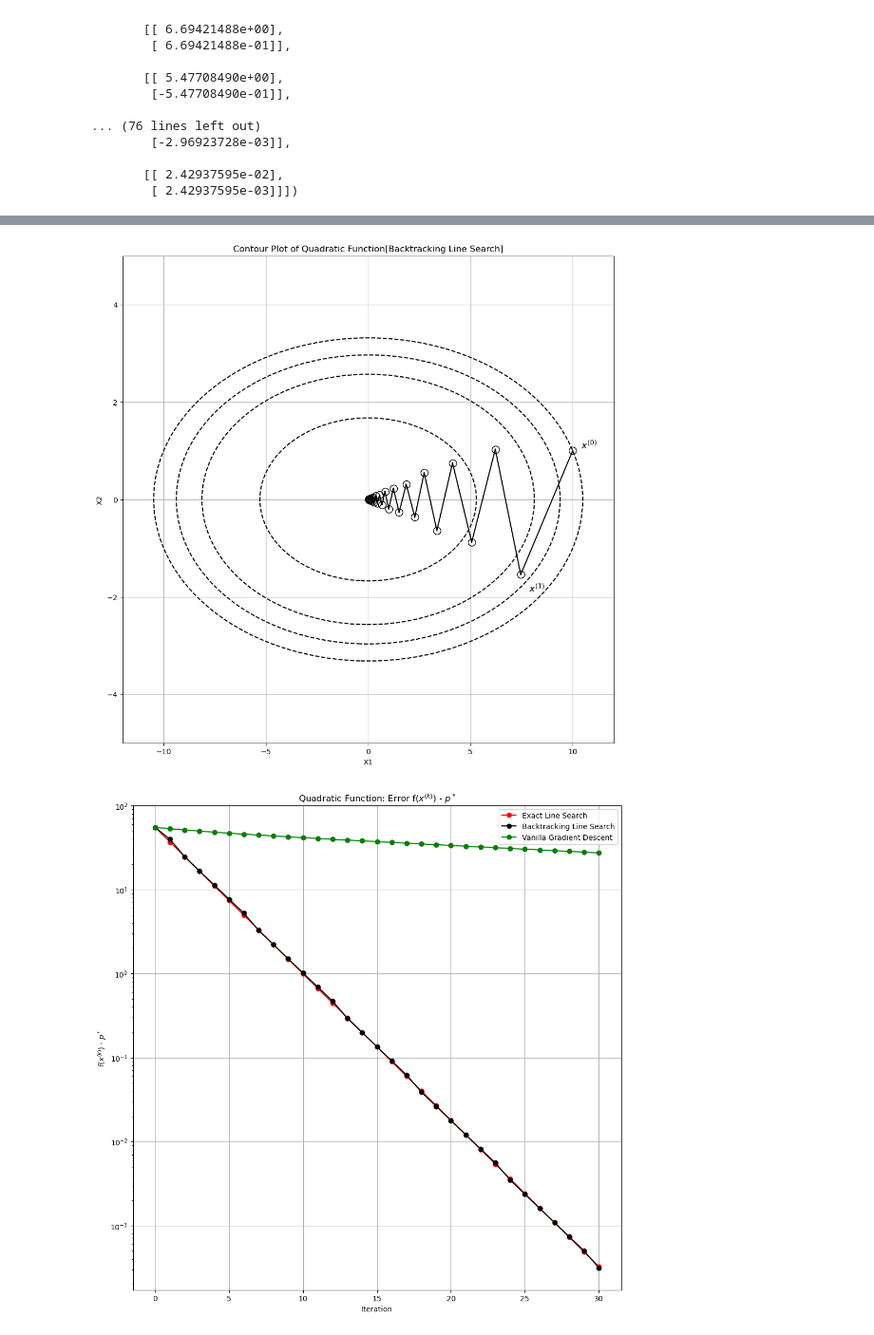
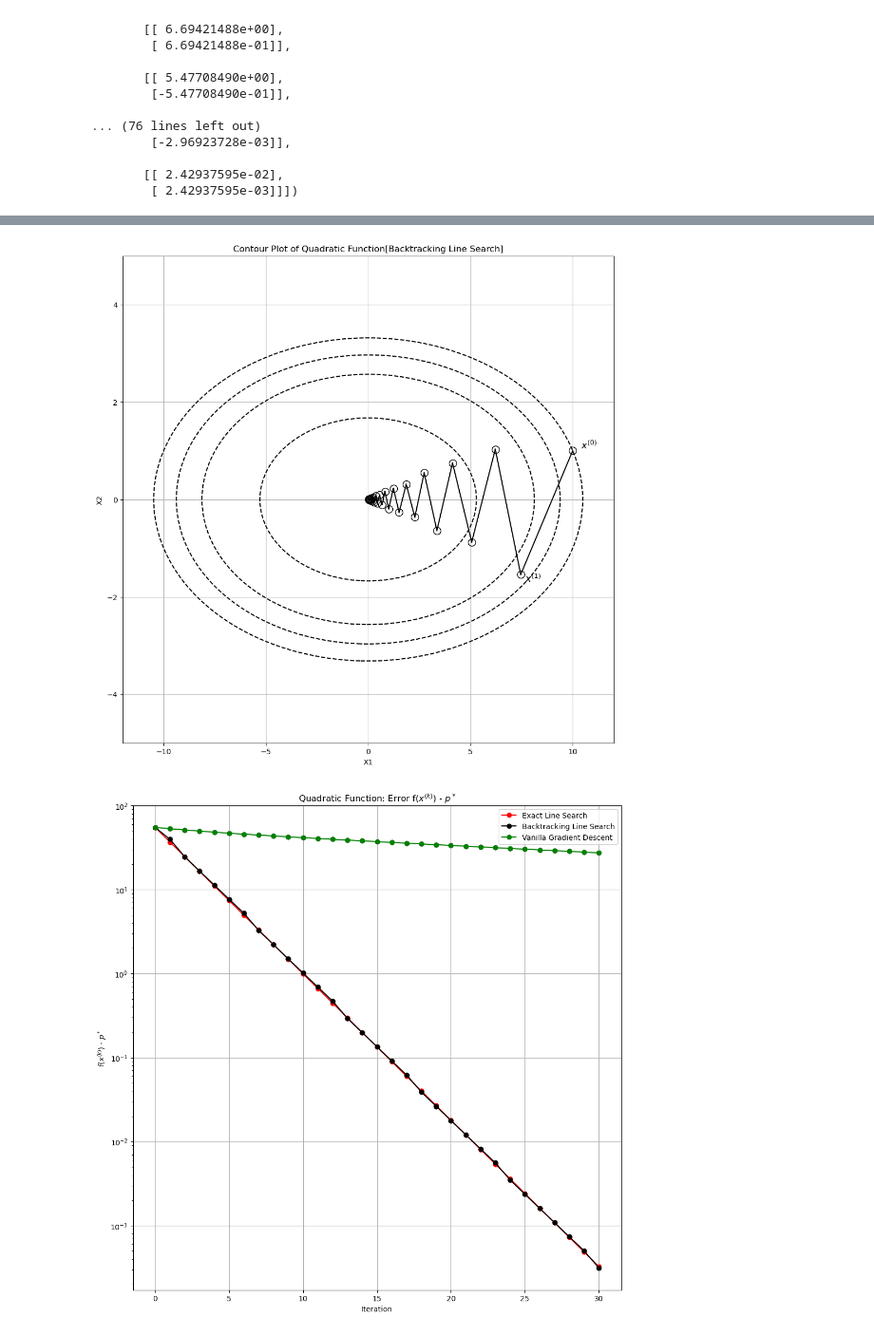
Before and after one commit to Ravi-Raghavan/ConvexOptimization, a Jupyter notebook: Homework #4 - Part 2.ipynb, the cells around one changed output, grey strips where cells are left out. Shown at 95% size. Cells and saved outputs as stored; diff of their text form; code cells hidden in the pictures.

```diff
--- a/Homework #4 - Part 2.ipynb
+++ b/Homework #4 - Part 2.ipynb
@@ -325,35 +325,35 @@ X1, X2 = np.meshgrid(x1, x2)
 #gamma: function input
 def f1_plot(x1, x2, gamma = 10):
     return 0.5 * ((x1 ** 2) + (gamma * (x2 ** 2)))
 
 #given points on the contour grid, get function values
 F = f1_plot(X1, X2)
 
 #set figure size
 plt.figure(figsize = (12, 12))
 
 #plot f1 backtracking iterates
 for point in f1_backtracking_iterates:
     plt.plot(point[0, 0], point[1, 0], 'o', markersize=10, color='black', markerfacecolor='none')
 
 #label x^(0) and x^(1)
 offset = 0.4
 plt.text(f1_backtracking_iterates[0][0, 0] + offset, f1_backtracking_iterates[0][1, 0], r'$x^{(0)}$', fontsize=13, color='black', va='bottom', ha='left')
-plt.text(f1_backtracking_iterates[1][0, 0] + offset, f1_backtracking_iterates[1][1, 0] - offset, r'$x^{(1)}$', fontsize=13, color='black', va='bottom', ha='left')
+plt.text(f1_backtracking_iterates[1][0, 0] + 0.5 * offset, f1_backtracking_iterates[1][1, 0] - 0.5 * offset, r'$x^{(1)}$', fontsize=13, color='black', va='bottom', ha='left')
 
 #Connect iterates via a line
 for i in range(len(f1_backtracking_iterates)-1):
     plt.plot([f1_backtracking_iterates[i][0, 0], f1_backtracking_iterates[i+1][0, 0]], [f1_backtracking_iterates[i][1, 0], f1_backtracking_iterates[i+1][1, 0]], color='black', linestyle='-')
 
 #Plot contour lines
 plt.contour(X1, X2, F, levels = [14, 33, 44, 55], colors='black', linestyles='dashed')
 plt.xlabel('X1')
 plt.ylabel('X2')
 plt.title('Contour Plot of Quadratic Function[Backtracking Line Search]')
 plt.grid(True)
 plt.show()
 # %% [output]
-[figure, old version]
+[figure, new version]
 # %%
 #optimal function value
 p_star = 0
```
Also changed, not shown: parts of 5 cells of this notebook.
